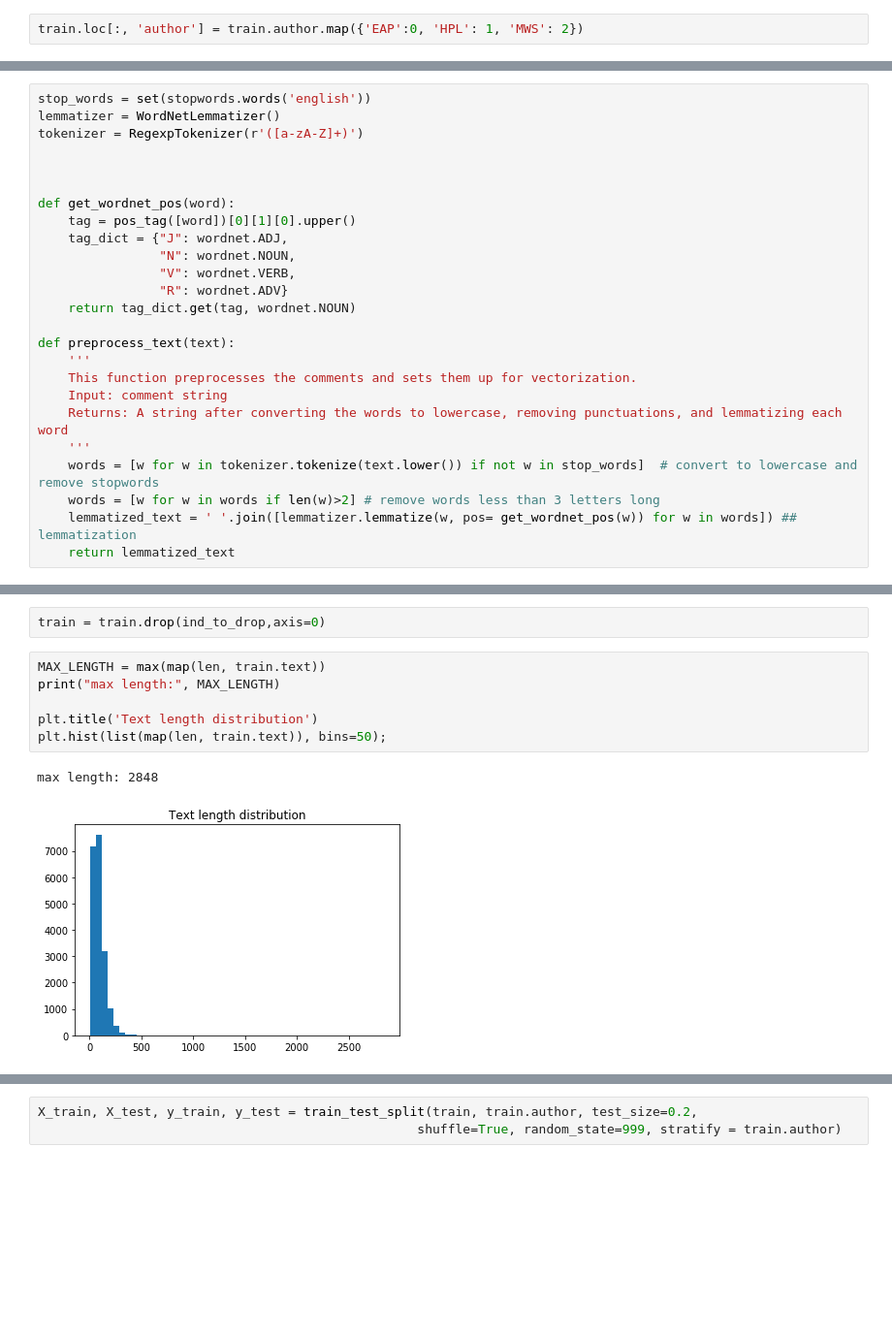
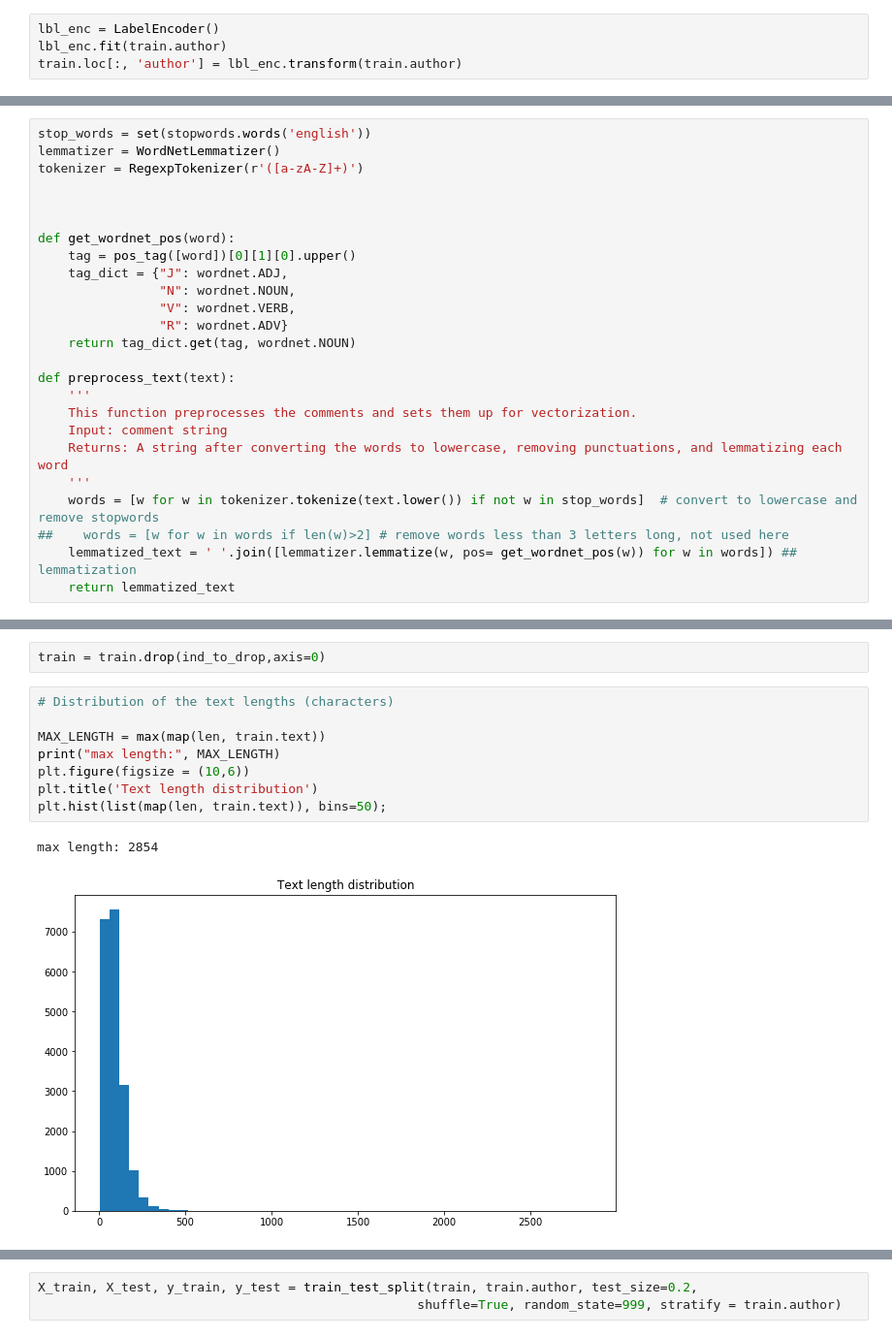
Before and after one commit to dsanyal/Spooky_Author_Classification, a Jupyter notebook: src/model.ipynb, the cells around one changed output, grey strips where cells are left out. Shown: that part at 97% size. Saved outputs shown, nothing was run; the diff lists cells and outputs as text; blank space fills up the shorter version.

```diff
--- a/src/model.ipynb
+++ b/src/model.ipynb
@@ -58,7 +61,9 @@ sns.countplot(train.author);
 There's only a slight imbalance in the target class.
 # %% [markdown]
 - **Map the author name abbreviations to integers.**
-# %%
-train.loc[:, 'author'] = train.author.map({'EAP':0, 'HPL': 1, 'MWS': 2})
+# %%
+lbl_enc = LabelEncoder()
+lbl_enc.fit(train.author)
+train.loc[:, 'author'] = lbl_enc.transform(train.author)
 # %% [markdown]
 ### Text preprocessing
@@ -84,7 +91,7 @@ def preprocess_text(text):
     Returns: A string after converting the words to lowercase, removing punctuations, and lemmatizing each word
     '''
     words = [w for w in tokenizer.tokenize(text.lower()) if not w in stop_words]  # convert to lowercase and remove stopwords
-    words = [w for w in words if len(w)>2] # remove words less than 3 letters long
+##    words = [w for w in words if len(w)>2] # remove words less than 3 letters long, not used here
     lemmatized_text = ' '.join([lemmatizer.lemmatize(w, pos= get_wordnet_pos(w)) for w in words]) ## lemmatization
     return lemmatized_text
 # %%
@@ -124,11 +121,13 @@ array([ 477, 1023, 3601, 3734, 8654])
 # %%
 train = train.drop(ind_to_drop,axis=0)
 # %%
+# Distribution of the text lengths (characters)
+
 MAX_LENGTH = max(map(len, train.text))
 print("max length:", MAX_LENGTH)
-
+plt.figure(figsize = (10,6))
 plt.title('Text length distribution')
 plt.hist(list(map(len, train.text)), bins=50);
 # %% [output]
-max length: 2848
+max length: 2854
-[figure, old version]
+[figure, new version]
```
Also changed, not shown: parts of 57 cells of this notebook.
